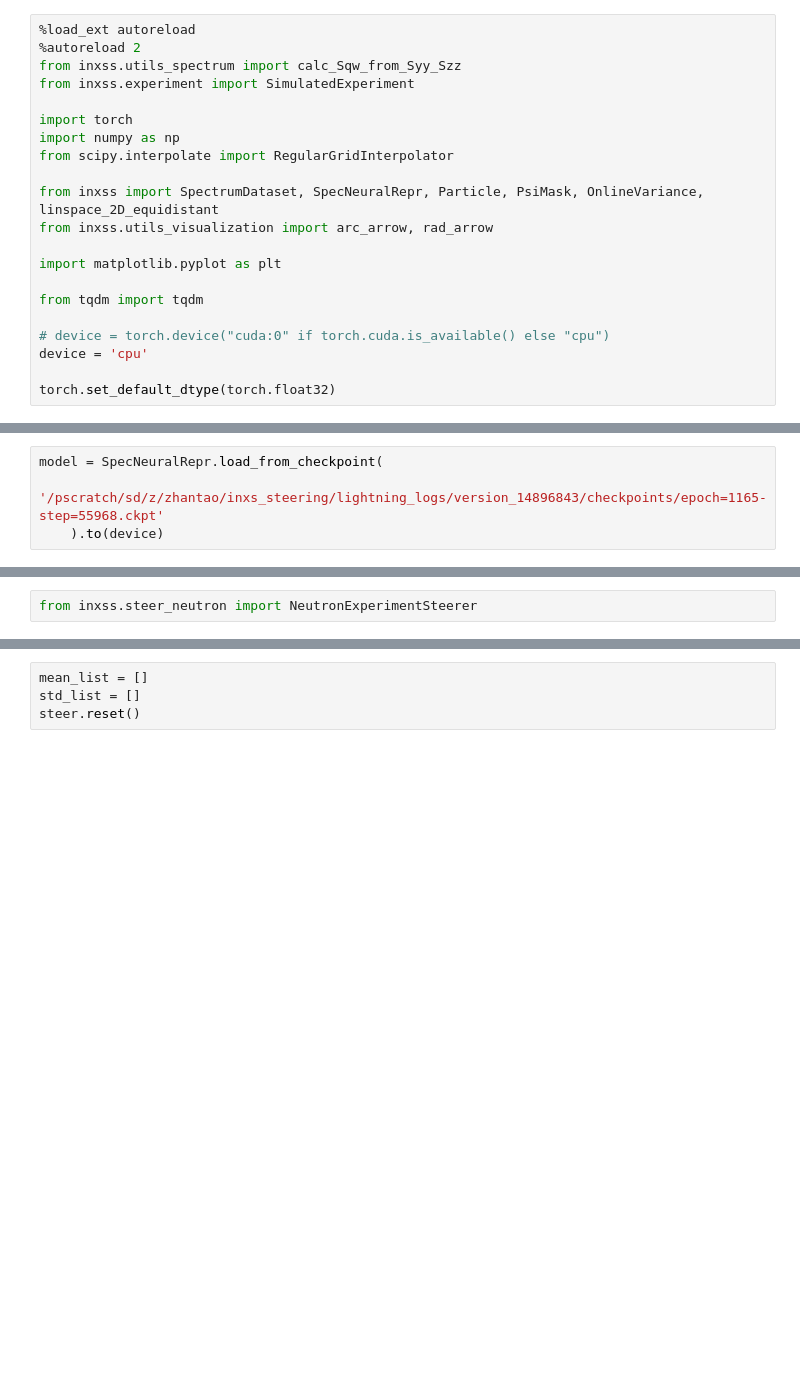
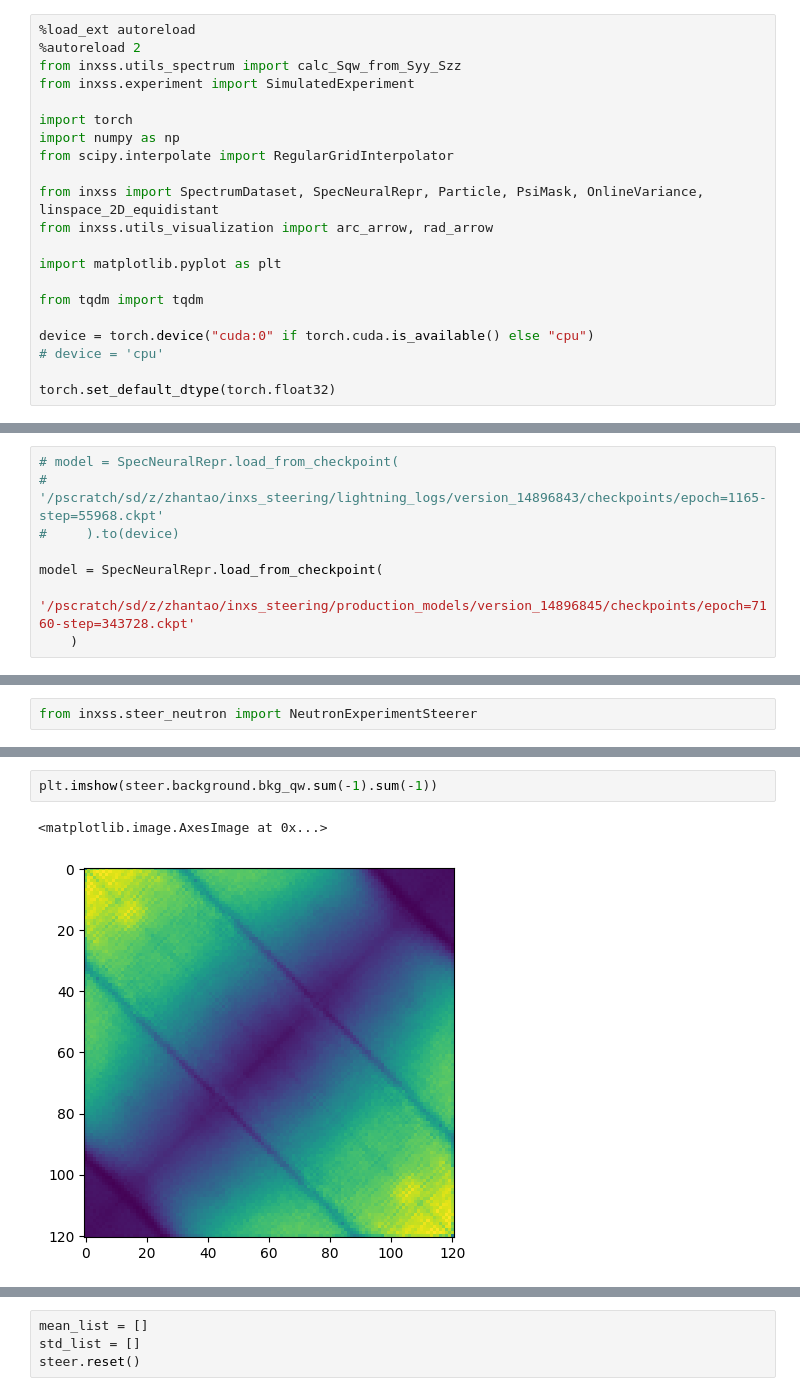
Before and after one commit to zhantaochen/inxs-steering, a Jupyter notebook: steer_loop_real_exp.ipynb, the cells around one changed output, grey strips where cells are left out. Cells and saved outputs as stored; diff of their text form; blank space fills up the shorter version.

```diff
--- a/steer_loop_real_exp.ipynb
+++ b/steer_loop_real_exp.ipynb
@@ -15,8 +15,8 @@ import matplotlib.pyplot as plt
 
 from tqdm import tqdm
 
-# device = torch.device("cuda:0" if torch.cuda.is_available() else "cpu")
-device = 'cpu'
+device = torch.device("cuda:0" if torch.cuda.is_available() else "cpu")
+# device = 'cpu'
 
 torch.set_default_dtype(torch.float32)
 # %%
@@ -54,9 +33,13 @@ fig.savefig('figures/temp_figures/neutron_experiment_data.svg', bbox_inches='tig
 # %% [markdown]
 ### setup neural network model
 # %%
+# model = SpecNeuralRepr.load_from_checkpoint(
+#     '/pscratch/sd/z/zhantao/inxs_steering/lightning_logs/version_14896843/checkpoints/epoch=1165-step=55968.ckpt'
+#     ).to(device)
+
 model = SpecNeuralRepr.load_from_checkpoint(
-    '/pscratch/sd/z/zhantao/inxs_steering/lightning_logs/version_14896843/checkpoints/epoch=1165-step=55968.ckpt'
-    ).to(device)
+    '/pscratch/sd/z/zhantao/inxs_steering/production_models/version_14896845/checkpoints/epoch=7160-step=343728.ckpt'
+    )
 # %% [markdown]
 ### setup particle filter
 # %%
@@ -169,0 +175,5 @@ obtained memmap mask name as: mask_h_0.0_2.0_61_k_-2.0_2.0_121_l_-10.0_4.5_30_w_
+# %%
+plt.imshow(steer.background.bkg_qw.sum(-1).sum(-1))
+# %% [output]
+<matplotlib.image.AxesImage at 0x...>
+[figure, added]
```
Also changed, not shown: parts of 26 cells of this notebook, 16 other files.
